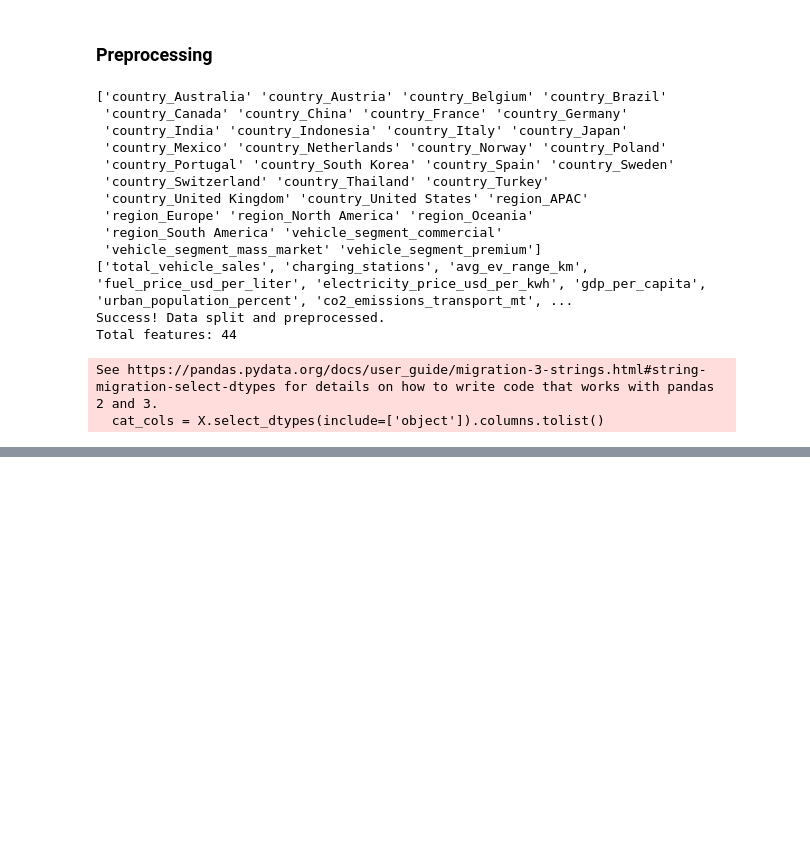
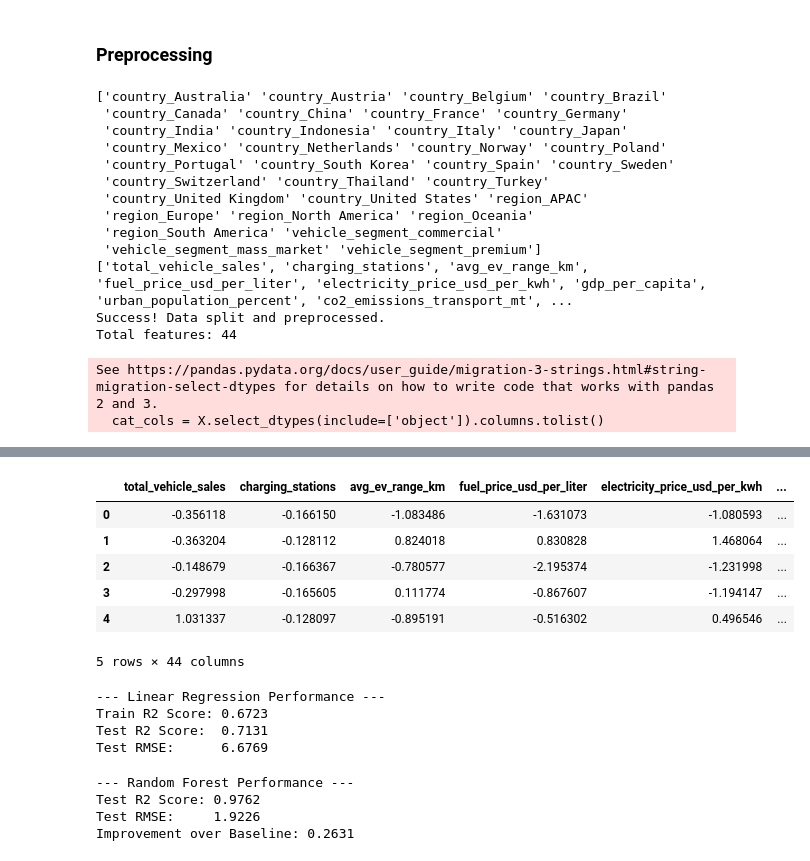
Before and after one commit to leonjayakusuma/EV_Petrol_ML, a Jupyter notebook: model.ipynb, the cells around one changed output, grey strips where cells are left out. Saved outputs shown, nothing was run; the diff lists cells and outputs as text; code cells hidden in the pictures; blank space fills up the shorter version.

```diff
--- a/model.ipynb
+++ b/model.ipynb
@@ -411,6 +398,12 @@ X_train_df = pd.DataFrame(X_train, columns=feature_names)
 
 print(f"Success! Data split and preprocessed.")
 print(f"Total features: {len(feature_names)}")
+
+
+# Quick Sanity Check: Numerical columns should have Mean~0 and Std~1
+display(X_train_df[num_cols].describe().loc[['mean', 'std']].round(2))
+# Preview the first few rows
+display(X_train_df.head())
 # %% [output]
 ['country_Australia' 'country_Austria' 'country_Belgium' 'country_Brazil'
  'country_Canada' 'country_China' 'country_France' 'country_Germany'
@@ -429,0 +426,56 @@ See https://pandas.pydata.org/docs/user_guide/migration-3-strings.html#string-mi
+|  | total_vehicle_sales | charging_stations | avg_ev_range_km | fuel_price_usd_per_liter | electricity_price_usd_per_kwh | ... |
+| 0 | -0.356118 | -0.166150 | -1.083486 | -1.631073 | -1.080593 | ... |
+| 1 | -0.363204 | -0.128112 | 0.824018 | 0.830828 | 1.468064 | ... |
+| 2 | -0.148679 | -0.166367 | -0.780577 | -2.195374 | -1.231998 | ... |
+| 3 | -0.297998 | -0.165605 | 0.111774 | -0.867607 | -1.194147 | ... |
+| 4 | 1.031337 | -0.128097 | -0.895191 | -0.516302 | 0.496546 | ... |
+5 rows × 44 columns
+# %%
+from sklearn.linear_model import LinearRegression
+from sklearn.metrics import mean_squared_error, r2_score
+
+# 1. Initialize and Train the Model
+lr_model = LinearRegression()
+lr_model.fit(X_train, y_train)
+
+# 2. Make Predictions
+y_pred_train = lr_model.predict(X_train)
+y_pred_test = lr_model.predict(X_test)
+
+# 3. Evaluate Performance
+# R2: 1.0 is perfect, 0.0 is basically guessing
+print(f"--- Linear Regression Performance ---")
+print(f"Train R2 Score: {r2_score(y_train, y_pred_train):.4f}")
+print(f"Test R2 Score:  {r2_score(y_test, y_pred_test):.4f}")
+
+# RMSE: Average error in market share percentage points
+rmse = np.sqrt(mean_squared_error(y_test, y_pred_test))
+print(f"Test RMSE:      {rmse:.4f}")
+# %% [output]
+--- Linear Regression Performance ---
+Train R2 Score: 0.6723
+Test R2 Score:  0.7131
+Test RMSE:      6.6769
+# %%
+from sklearn.ensemble import RandomForestRegressor
+
+# 1. Initialize and Train the Advanced Model
+# We use 100 trees and a fixed random state for reproducibility
+rf_model = RandomForestRegressor(n_estimators=100, random_state=42)
+rf_model.fit(X_train, y_train)
+
+# 2. Make Predictions
+y_pred_rf = rf_model.predict(X_test)
+
+# 3. Evaluate Performance
+print(f"--- Random Forest Performance ---")
+print(f"Test R2 Score: {r2_score(y_test, y_pred_rf):.4f}")
+print(f"Test RMSE:     {np.sqrt(mean_squared_error(y_test, y_pred_rf)):.4f}")
+
+# 4. Compare with Baseline
+print(f"Improvement over Baseline: {r2_score(y_test, y_pred_rf) - 0.7131:.4f}")
+# %% [output]
+--- Random Forest Performance ---
+Test R2 Score: 0.9762
+Test RMSE:     1.9226
+Improvement over Baseline: 0.2631
```
Also changed, not shown: parts of 3 cells of this notebook.
